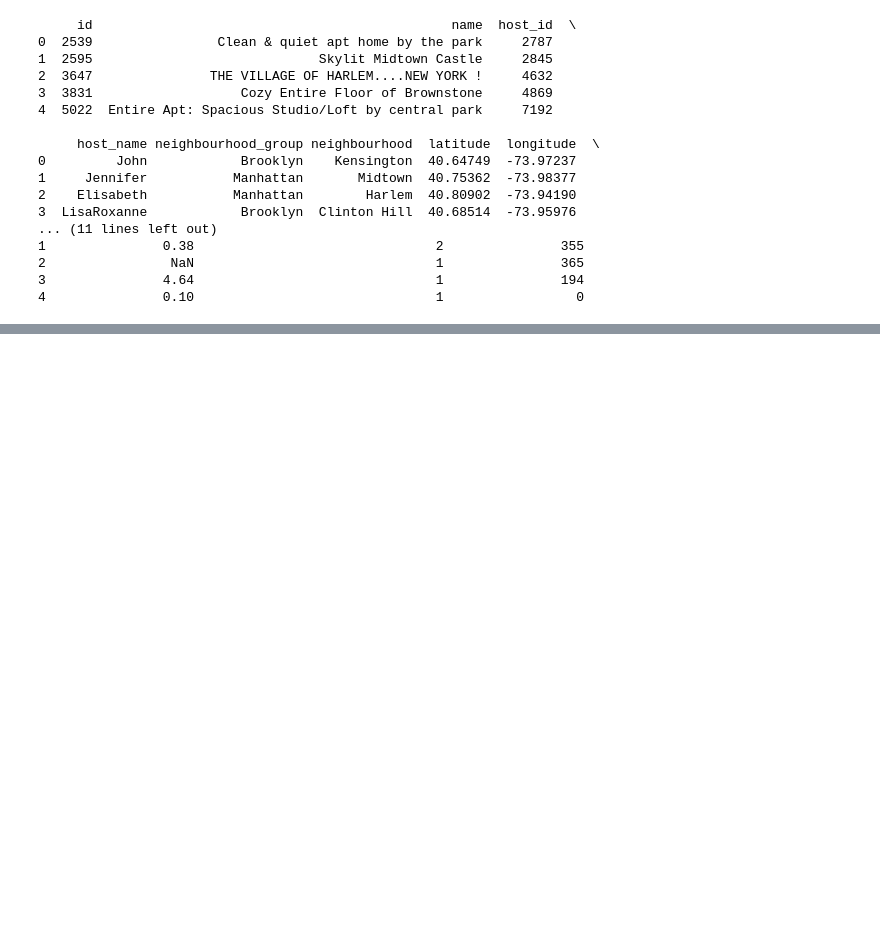
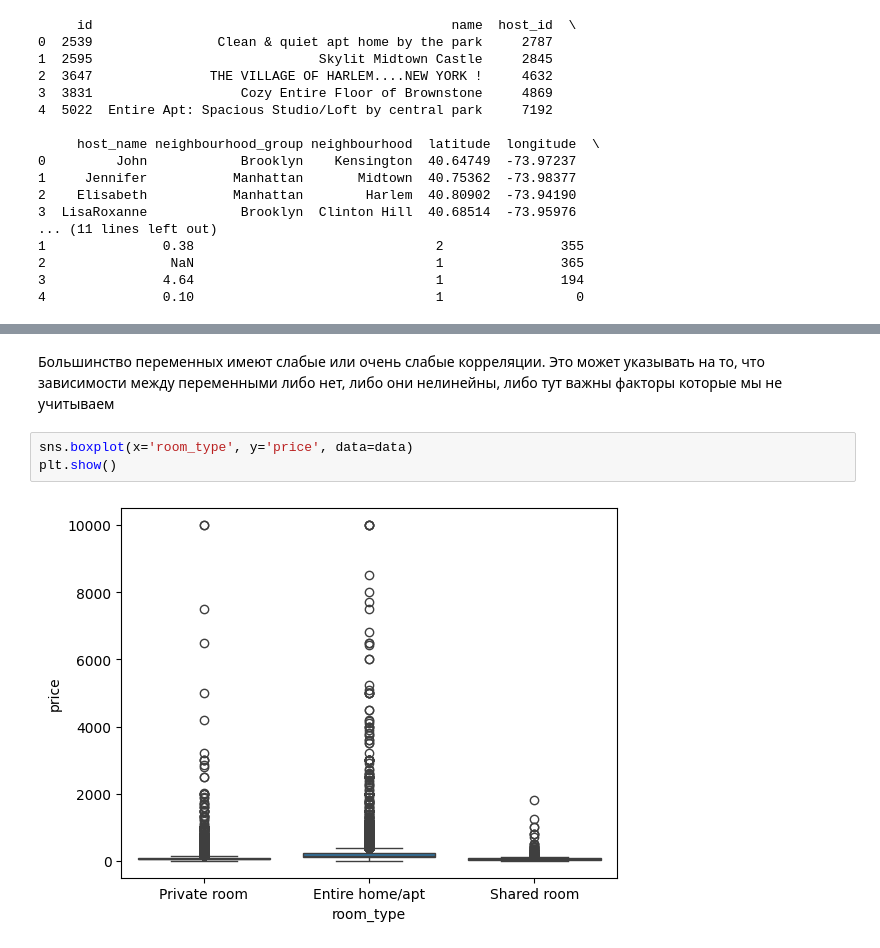
Before and after one commit to Plashka320/Stat_prack_HW_VyuzhaninPD_2025, a Jupyter notebook: Itogovaya_pabota.ipynb, the cells around one changed output, grey strips where cells are left out. Drawn from its saved outputs; the diff is of its cells as text; blank space fills up the shorter version.

```diff
--- a/Itogovaya_pabota.ipynb
+++ b/Itogovaya_pabota.ipynb
@@ -46,0 +170,7 @@ print(data.head())
+# %% [markdown]
+Большинство переменных имеют слабые или очень слабые корреляции. Это может указывать на то, что зависимости между переменными либо нет, либо они нелинейны, либо тут важны факторы которые мы не учитываем
+# %%
+sns.boxplot(x='room_type', y='price', data=data)
+plt.show()
+# %% [output]
+[figure, added]
```
Also changed, not shown: parts of 12 cells of this notebook.
